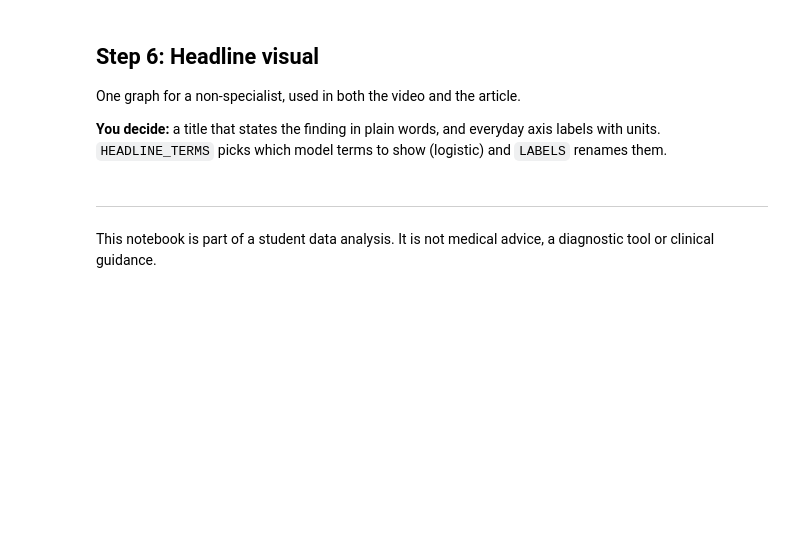
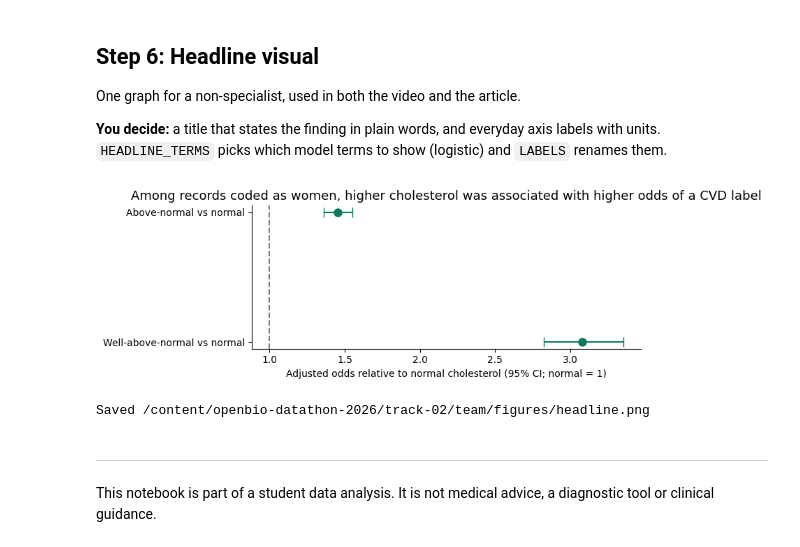
Before and after one commit to Bio-dot/cvd-women--S-K, a Jupyter notebook: 02_analysis.ipynb, the cells around one changed output. Cells and saved outputs as stored; diff of their text form; code cells hidden in the pictures; blank space fills up the shorter version.

```diff
--- a/02_analysis.ipynb
+++ b/02_analysis.ipynb
@@ -375,11 +375,16 @@ One graph for a non-specialist, used in both the video and the article.
 
 **You decide:** a title that states the finding in plain words, and everyday axis labels with units. `HEADLINE_TERMS` picks which model terms to show (logistic) and `LABELS` renames them.
 # %%
-HEADLINE_TITLE = None    # e.g. "Higher cholesterol is linked to higher odds of heart disease in women"
-X_LABEL = None
+HEADLINE_TITLE = "Among records coded as women, higher cholesterol was associated with higher odds of a CVD label"    # e.g. "Higher cholesterol is linked to higher odds of heart disease in women"
+X_LABEL = "Adjusted odds relative to normal cholesterol (95% CI; normal = 1)"
 Y_LABEL = None
-HEADLINE_TERMS = None    # logistic only: list of terms from the OR table, or None for all
-LABELS = {}              # e.g. {"age_years": "Age (per year)"}
+HEADLINE_TERMS = ["cholesterol_level: above normal",
+    "cholesterol_level: well above normal"    # logistic only: list of terms from the OR table, or None for all
+]
+LABELS = {
+    "cholesterol_level: above normal": "Above-normal vs normal",
+    "cholesterol_level: well above normal": "Well-above-normal vs normal"
+}              # e.g. {"age_years": "Age (per year)"}
 
 if READY and result is not None:
     if HEADLINE_TITLE is None:
@@ -389,33 +394,36 @@ if READY and result is not None:
         t = table if HEADLINE_TERMS is None else table.loc[HEADLINE_TERMS]
         fig.set_size_inches(8, max(3, 1.5 + 0.7 * len(t)))
         y = np.arange(len(t))[::-1]
         ax.errorbar(t["OR"], y, xerr=[t["OR"] - t["CI low"], t["CI high"] - t["OR"]],
                     fmt="o", markersize=8, capsize=5, color="#0b7a5e")
         ax.axvline(1, color="grey", linestyle="--")
         ax.set_yticks(y, [LABELS.get(i, i) for i in t.index])
         ax.set_xlabel(X_LABEL or "Odds ratio (95% confidence interval)")
     elif len(PREDICTORS) == 1 and not PREDICTORS[0].startswith("C("):
         ax.scatter(sample[x], sample[OUTCOME], s=6, alpha=0.2, color="grey")
         ax.plot(grid[x], band["mean"], color="#0b7a5e", linewidth=2.5)
         ax.fill_between(grid[x], band["mean_ci_lower"], band["mean_ci_upper"], color="#0b7a5e", alpha=0.25)
         ax.set_xlabel(X_LABEL or x)
         ax.set_ylabel(Y_LABEL or OUTCOME)
     else:
         t = table.drop(index="Intercept")
         fig.set_size_inches(8, max(3, 1.5 + 0.7 * len(t)))
         y = np.arange(len(t))[::-1]
         ax.errorbar(t["Slope"], y, xerr=[t["Slope"] - t["CI low"], t["CI high"] - t["Slope"]],
                     fmt="o", markersize=8, capsize=5, color="#0b7a5e")
         ax.axvline(0, color="grey", linestyle="--")
         ax.set_yticks(y, [LABELS.get(i, i) for i in t.index])
         ax.set_xlabel(X_LABEL or f"Change in {OUTCOME} per unit (95% confidence interval)")
     ax.set_title(HEADLINE_TITLE or "Add a title that states your finding", fontsize=13)
     for side in ("top", "right"):
         ax.spines[side].set_visible(False)
     plt.tight_layout()
     fig.savefig(FIGURES / "headline.png", dpi=300)
     plt.show()
     print("Saved", FIGURES / "headline.png")
+# %% [output]
+[figure, added]
+Saved /content/openbio-datathon-2026/track-02/team/figures/headline.png
 # %% [markdown]
 ---
 
```
Also changed, not shown: parts of 1 cell of this notebook.
